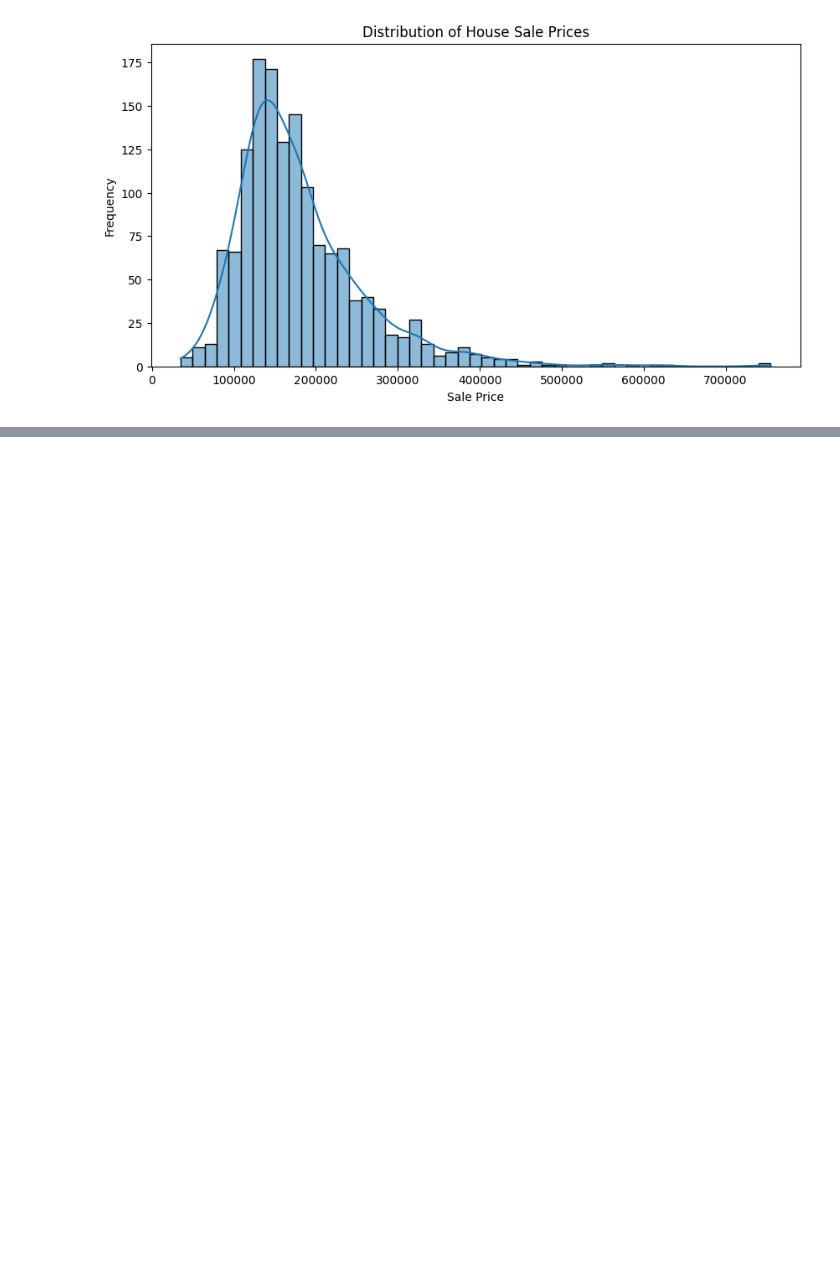
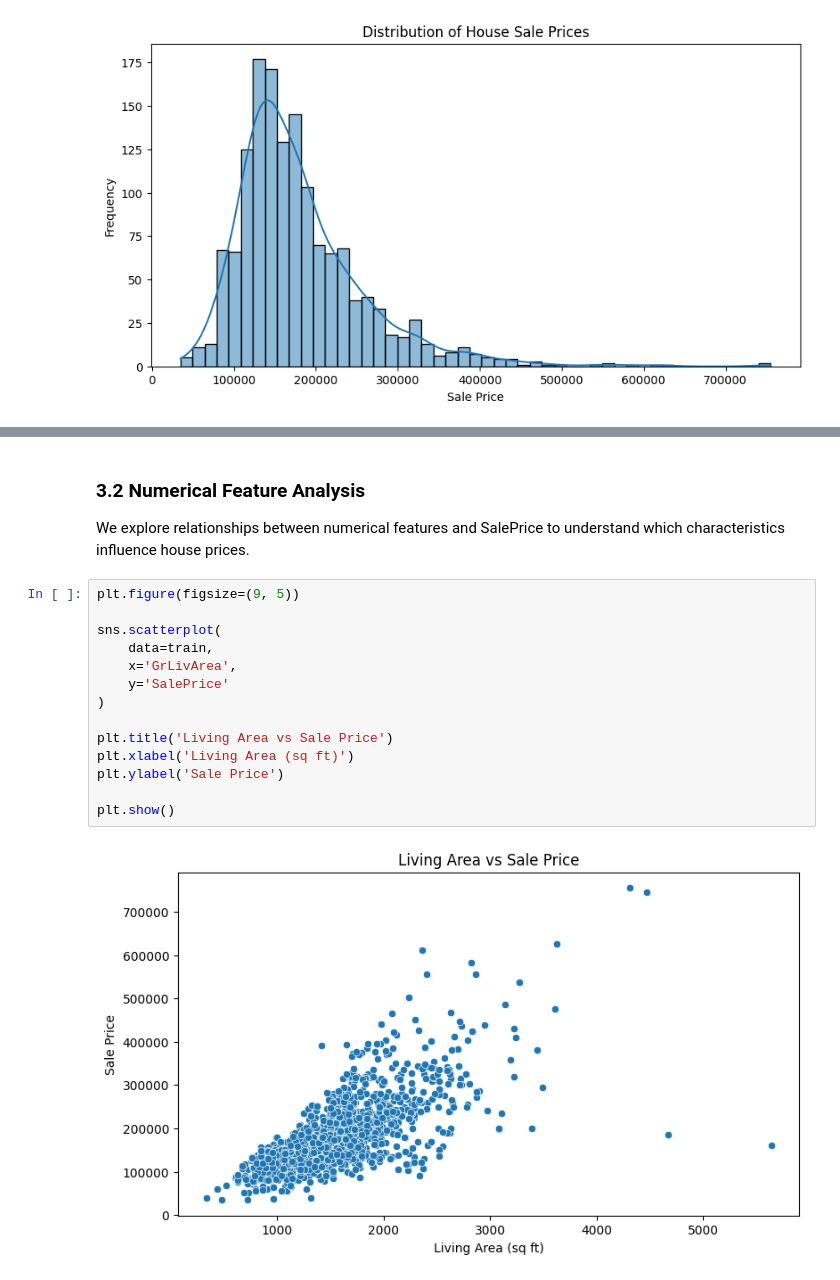
Before and after one commit to biswalprince/house-price-prediction, a Jupyter notebook: notebooks/01-data-loading-and-exploration.ipynb, the cells around one changed output, grey strips where cells are left out. Drawn from its saved outputs; the diff is of its cells as text; blank space fills up the shorter version.

Commit message:
feat: complete initial EDA analysis

```diff
--- a/notebooks/01-data-loading-and-exploration.ipynb
+++ b/notebooks/01-data-loading-and-exploration.ipynb
@@ -173,0 +209,20 @@ plt.show()
+# %% [markdown]
+### 3.2 Numerical Feature Analysis
+
+We explore relationships between numerical features and SalePrice to understand which characteristics influence house prices.
+# %%
+plt.figure(figsize=(9, 5))
+
+sns.scatterplot(
+    data=train,
+    x='GrLivArea',
+    y='SalePrice'
+)
+
+plt.title('Living Area vs Sale Price')
+plt.xlabel('Living Area (sq ft)')
+plt.ylabel('Sale Price')
+
+plt.show()
+# %% [output]
+[figure, added]
```
Also changed, not shown: parts of 7 cells of this notebook.
